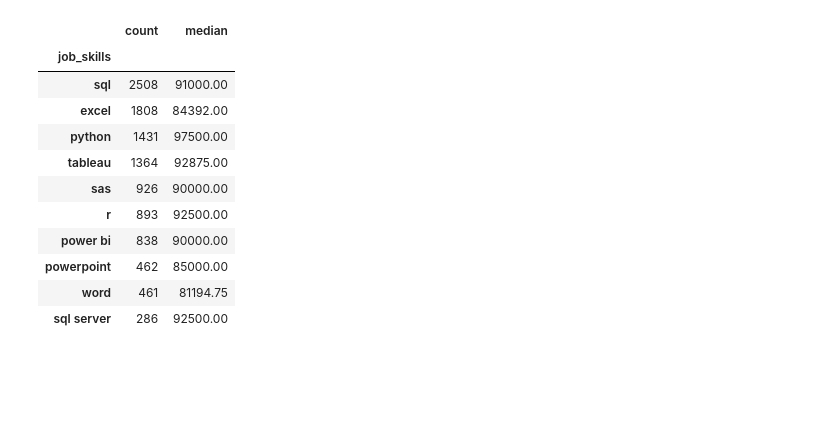
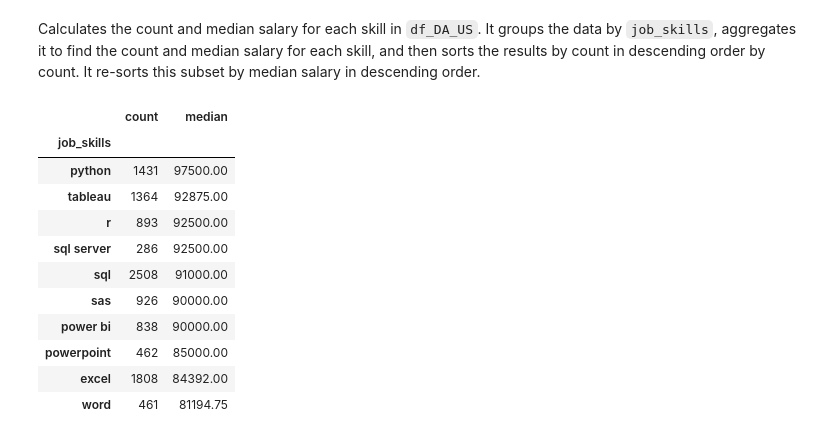
Before and after one commit to yilmazemre61/Explore_Data_Analyst_Role, a Jupyter notebook: 4-Salary_Analysis.ipynb, the cells around one changed output. Cells and saved outputs as stored; diff of their text form; code cells hidden in the pictures; blank space fills up the shorter version.

```diff
--- a/4-Salary_Analysis.ipynb
+++ b/4-Salary_Analysis.ipynb
@@ -100,0 +78,10 @@ df_DA_US[['salary_year_avg', 'job_skills']].head(10)
+# %%
+# Only get data analyst jobs in the US
+df_DA_US = df[(df['job_title_short'] == 'Data Analyst') & (df['job_country'] == 'United States')].copy()
+
+# Drop NaN values from the 'salary_year_avg' column for accurate visualization
+df_DA_US = df_DA_US.dropna(subset=['salary_year_avg'])
+
+df_DA_US = df_DA_US.explode('job_skills')
+
+df_DA_US[['salary_year_avg', 'job_skills']].head(5)
@@ -101,26 +118,21 @@ df_DA_US[['salary_year_avg', 'job_skills']].head(10)
+# %% [markdown]
+Calculates the count and median salary for each skill in `df_DA_US`. It groups the data by `job_skills`, aggregates it to find the count and median salary for each skill, and then sorts the results by count in descending order by count. It re-sorts this subset by median salary in descending order.
 # %%
-# Finding the top paying skills
-df_DA_top_pay = df_DA_US.groupby('job_skills')['salary_year_avg'].agg(['count', 'median']).sort_values(by='median', ascending=False)
+df_DA_skills = df_DA_US.groupby('job_skills')['salary_year_avg'].agg(['count', 'median']).sort_values(by='count', ascending=False)
 
-df_DA_top_pay = df_DA_top_pay.head(10).sort_values(by='median', ascending=False)
+df_DA_skills = df_DA_skills.head(10).sort_values(by='median', ascending=False)
+
+df_DA_skills
+# %% [output]
+|  | count | median |
+| job_skills |  |  |
+| python | 1431 | 97500.00 |
+| tableau | 1364 | 92875.00 |
+| r | 893 | 92500.00 |
+| sql server | 286 | 92500.00 |
+| sql | 2508 | 91000.00 |
+| sas | 926 | 90000.00 |
+| power bi | 838 | 90000.00 |
+| powerpoint | 462 | 85000.00 |
+| excel | 1808 | 84392.00 |
+| word | 461 | 81194.75 |
-# %%
-# Fiding the top popular skills
-
-df_DA_skills = df_DA_US.groupby('job_skills')['salary_year_avg'].agg(['count', 'median']).sort_values(by='count', ascending=False)
-
-df_DA_skills = df_DA_skills.head(10).sort_values(by='count', ascending=False)
-
-df_DA_skills
-# %% [output]
-|  | count | median |
-| job_skills |  |  |
-| sql | 2508 | 91000.00 |
-| excel | 1808 | 84392.00 |
-| python | 1431 | 97500.00 |
-| tableau | 1364 | 92875.00 |
-| sas | 926 | 90000.00 |
-| r | 893 | 92500.00 |
-| power bi | 838 | 90000.00 |
-| powerpoint | 462 | 85000.00 |
-| word | 461 | 81194.75 |
-| sql server | 286 | 92500.00 |
```
Also changed, not shown: parts of 22 cells of this notebook.
